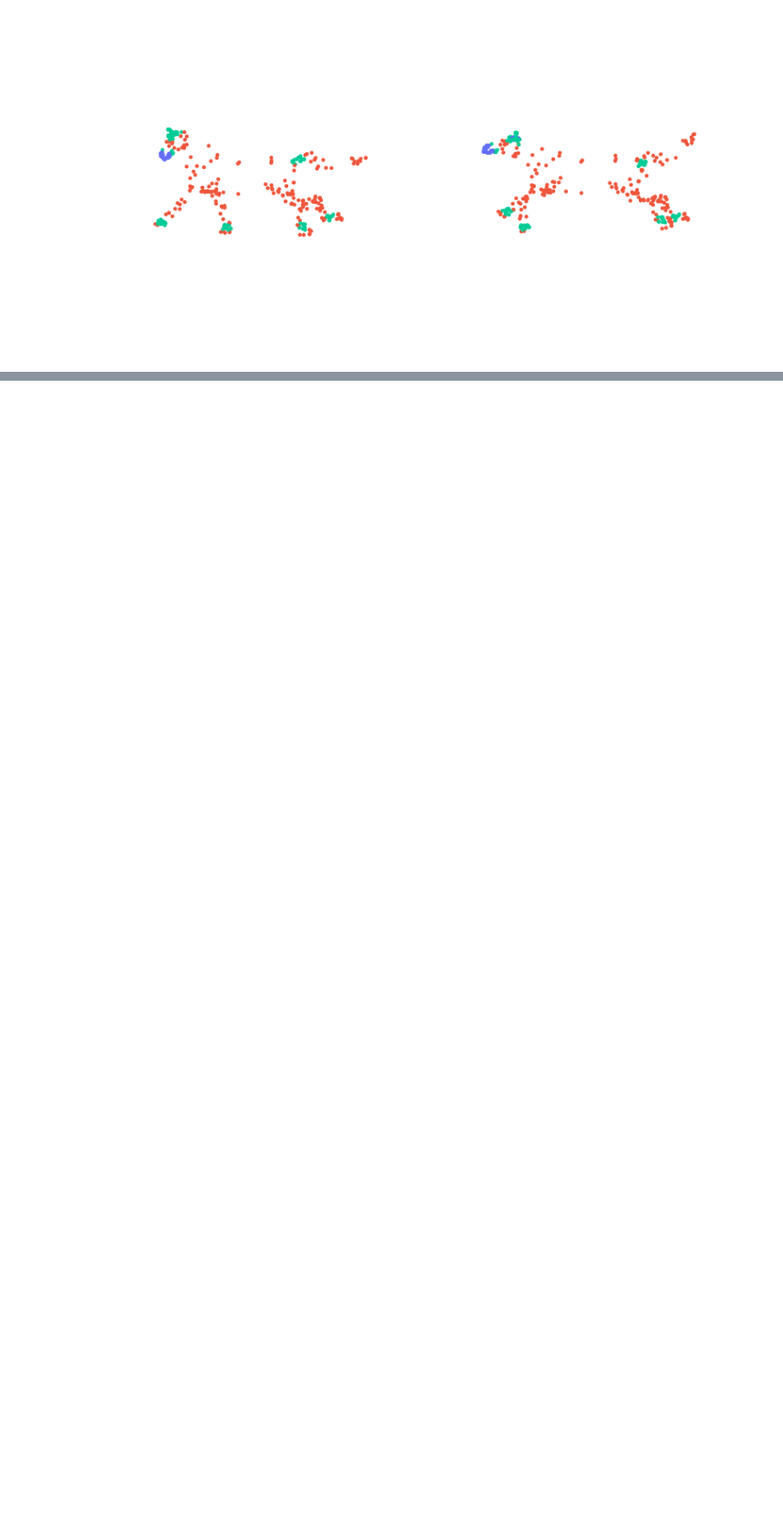
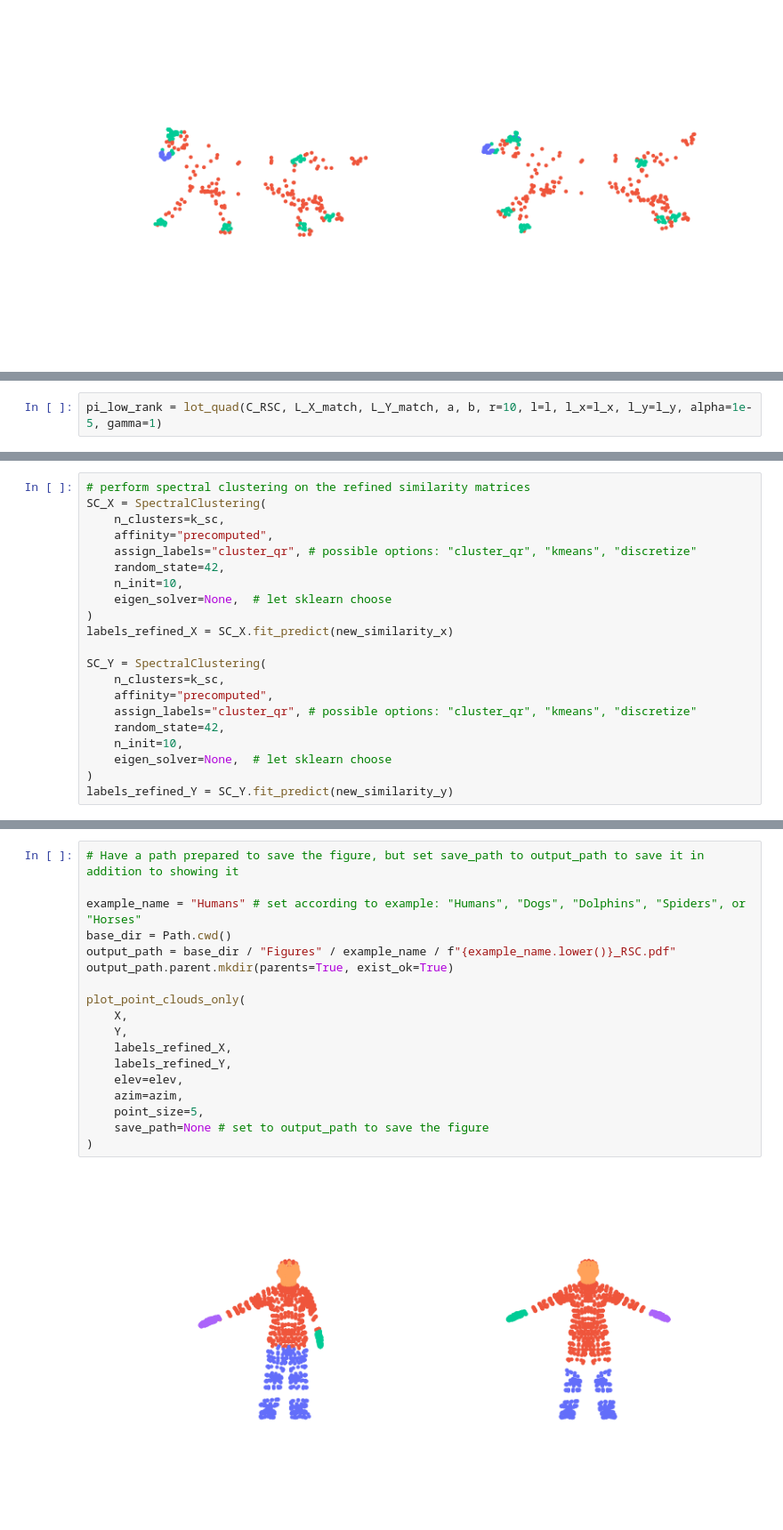
Before and after one commit to GabrielSamberg/Matching-Clustering, a Jupyter notebook: Reproducible_Code/3DShapeRSC.ipynb, the cells around one changed output, grey strips where cells are left out. Shown at 89% size. Saved outputs shown, nothing was run; the diff lists cells and outputs as text; blank space fills up the shorter version.

```diff
--- a/Reproducible_Code/3DShapeRSC.ipynb
+++ b/Reproducible_Code/3DShapeRSC.ipynb
@@ -384,0 +390,2 @@ plot_point_clouds_only(
+# %%
+pi_low_rank = lot_quad(C_RSC, L_X_match, L_Y_match, a, b, r=10, l=l, l_x=l_x, l_y=l_y, alpha=1e-5, gamma=1)
@@ -384,0 +422,21 @@ plot_point_clouds_only(
+# %%
+# perform spectral clustering on the refined similarity matrices
+SC_X = SpectralClustering(
+    n_clusters=k_sc,
+    affinity="precomputed",
+    assign_labels="cluster_qr", # possible options: "cluster_qr", "kmeans", "discretize"
+    random_state=42,
+    n_init=10,
+    eigen_solver=None,  # let sklearn choose
+)
+labels_refined_X = SC_X.fit_predict(new_similarity_x)
+
+SC_Y = SpectralClustering(
+    n_clusters=k_sc,
+    affinity="precomputed",
+    assign_labels="cluster_qr", # possible options: "cluster_qr", "kmeans", "discretize"
+    random_state=42,
+    n_init=10,
+    eigen_solver=None,  # let sklearn choose
+)
+labels_refined_Y = SC_Y.fit_predict(new_similarity_y)
@@ -384,0 +445,20 @@ plot_point_clouds_only(
+# %%
+# Have a path prepared to save the figure, but set save_path to output_path to save it in addition to showing it
+
+example_name = "Humans" # set according to example: "Humans", "Dogs", "Dolphins", "Spiders", or "Horses"
+base_dir = Path.cwd()
+output_path = base_dir / "Figures" / example_name / f"{example_name.lower()}_RSC.pdf"
+output_path.parent.mkdir(parents=True, exist_ok=True)
+
+plot_point_clouds_only(
+    X,
+    Y,
+    labels_refined_X,
+    labels_refined_Y,
+    elev=elev,
+    azim=azim,
+    point_size=5,
+    save_path=None # set to output_path to save the figure
+)
+# %% [output]
+[figure, added]
```
Also changed, not shown: parts of 14 cells of this notebook, 1 other file.
